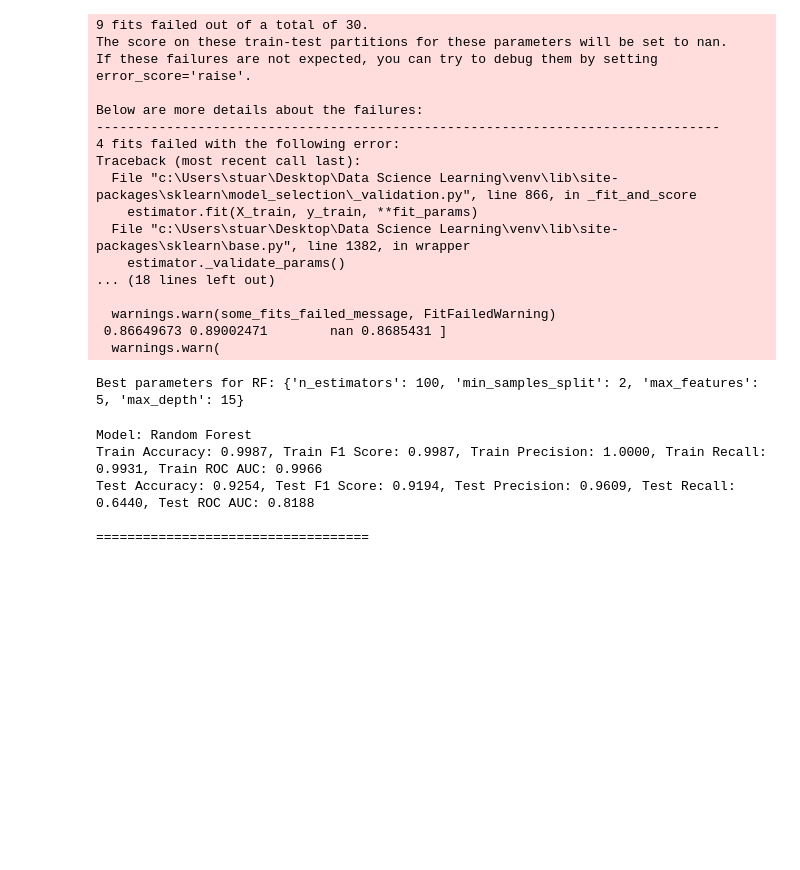
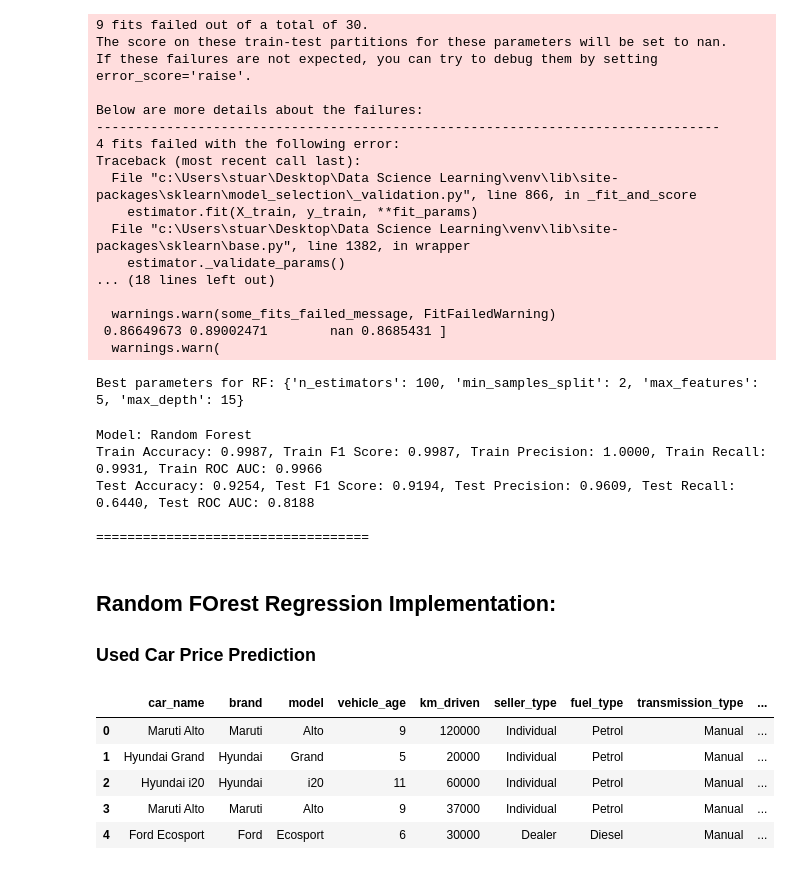
Before and after one commit to abhik12295/Data-Science-Learning, a Jupyter notebook: Core ML Topics/5. ML Algos/Supervised ML/8. Randon Forest.ipynb, the cells around one changed output. Cells and saved outputs as stored; diff of their text form; code cells hidden in the pictures; blank space fills up the shorter version.

Commit message:
random forest regressor and classifier

```diff
--- a/Core ML Topics/5. ML Algos/Supervised ML/8. Randon Forest.ipynb
+++ b/Core ML Topics/5. ML Algos/Supervised ML/8. Randon Forest.ipynb
@@ -529,3 +529,6 @@ Train Accuracy: 0.9987, Train F1 Score: 0.9987, Train Precision: 1.0000, Train R
 Test Accuracy: 0.9254, Test F1 Score: 0.9194, Test Precision: 0.9609, Test Recall: 0.6440, Test ROC AUC: 0.8188
 
 ===================================
+# %% [markdown]
+## Random FOrest Regression Implementation:
+### Used Car Price Prediction
@@ -531,0 +540,10 @@ Test Accuracy: 0.9254, Test F1 Score: 0.9194, Test Precision: 0.9609, Test Recal
+# %%
+df = pd.read_csv(r'cardekho_imputated.csv', index_col=[0])
+df.head()
+# %% [output]
+|  | car_name | brand | model | vehicle_age | km_driven | seller_type | fuel_type | transmission_type | ... |
+| 0 | Maruti Alto | Maruti | Alto | 9 | 120000 | Individual | Petrol | Manual | ... |
+| 1 | Hyundai Grand | Hyundai | Grand | 5 | 20000 | Individual | Petrol | Manual | ... |
+| 2 | Hyundai i20 | Hyundai | i20 | 11 | 60000 | Individual | Petrol | Manual | ... |
+| 3 | Maruti Alto | Maruti | Alto | 9 | 37000 | Individual | Petrol | Manual | ... |
+| 4 | Ford Ecosport | Ford | Ecosport | 6 | 30000 | Dealer | Diesel | Manual | ... |
```
Also changed, not shown: parts of 22 cells of this notebook.
